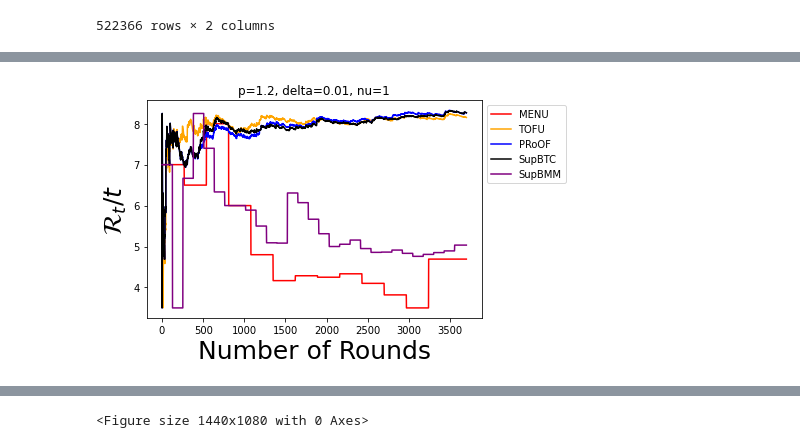
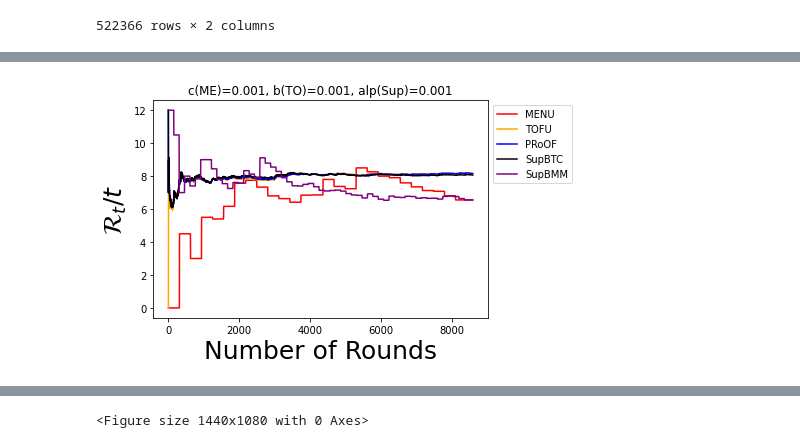
Before and after one commit to Sharp90/recommendation, a Jupyter notebook: millonsong_heavytailed.ipynb, the cells around one changed output, grey strips where cells are left out. Saved outputs shown, nothing was run; the diff lists cells and outputs as text; code cells hidden in the pictures.

```diff
--- a/millonsong_heavytailed.ipynb
+++ b/millonsong_heavytailed.ipynb
@@ -78,7 +117,7 @@ data
 df = pd.DataFrame(columns=['track', 'tags'])
 tags = []
 count = 0
-for t in data['track']:
+for t in unique_track:
     path = '/home/rai/다운로드/lastfm_train/' + t[2] + '/' + t[3] + '/' + t[4]
     if t + '.json' in os.listdir(path):
         with open(path + '/' + t + '.json') as f:
@@ -86,6 +125,6 @@ for t in data['track']:
         df2 = pd.DataFrame({'track' : dt['track_id'], 'tags' : dt['tags']})
         df = df.append(df2, ignore_index=True)
     count += 1
-    if count % 500 == 0:
+    if count % 5000 == 0:
         print(count)
 df
@@ -144,0 +275,5 @@ zero rate :4.911484546876015
+# %%
+df2 = pd.read_csv("/home/rai/다운로드/recommendation/87000song_total.csv")
+df2 = df2.drop(['Unnamed: 0'],axis=1)
+
+df2
@@ -145,5 +294,5 @@ zero rate :4.911484546876015
 # %%
-df2 = df2[:50000]
+df2 = df2[:86000]
 df3 = df2.drop(['number of play', 'track'],axis=1)
 df3 = df3.astype(float)
 df3 = df3 / 100
@@ -168,12 +317,13 @@ X = df3.to_numpy()
 dim = X.shape[1]
 total_samples = len(y)
 
-T = 3700
+T = 8600
 K = int(total_samples/T)
 
-p_s = [1.2, 1.5, 1.8]
-delta_s = [0.01, 0.001]
-nu_s = [1, 0.0001]
+p = 1.5
+c_s = [1e-3, 1e-2, 1e-1, 1/2, 1, 1.5, 2, 2^2, 10, 50, 100]
+b_s = [1e-3, 1e-2, 1e-1, 1/2, 1, 1.5, 2, 2^2, 10, 50, 100]
+alp_s = [1e-3, 1e-2, 1e-1, 0.2, 1/2, 0.7, 1, 2, 4, 8, 16]
 S = 1.
 
 D = np.reshape(X, (T,K,dim))
@@ -182,36 +332,46 @@ R = np.reshape(y, (T,K))
 get_mean = lambda x, y: R[y]
 get_observation = lambda x, y, z: R[y][z]
 # %%
-for p in p_s:
-    for delta in delta_s:
-        for nu in nu_s:
-            err = np.zeros((5,T))
-            error_list, theta_star = MENU(D, get_mean, get_observation, S=S, lamb=1., delta=delta, p=p, c=1.)
-            err[0] = error_list
+for k in range(11):
+    iter = 0
+    err = np.zeros((5,8600))
+    while(iter < 1):
+        error_list, theta_star = MENU(D, get_mean, get_observation, S=S, lamb=1., delta=0.01, p=p, c=c_s[k])
+        err[0][:] += error_list
+        print('20%')
 
-            error_list, theta_star = TOFU(D, get_mean, get_observation, S=S, lamb=1., delta=delta, p=p, b=1.)
-            err[1] = error_list
+        error_list, theta_star = TOFU(D, get_mean, get_observation, S=S, lamb=1., delta=0.01, p=p, b=b_s[k])
+        err[1][:] += error_list
+        print('40%')
 
-            error_list, pro_estimator = SupHvyLinBandit(D, get_mean, get_observation, method="proof", S=S, lamb=1., delta=delta, nu = nu, p=p)
-            err[2] = error_list
+        error_list, pro_estimator = SupHvyLinBandit(D, get_mean, get_observation, method="proof", S=S, lamb=1., delta=0.001, nu = 1e-4, p=p, alpha=alp_s[k])
+        err[2][:] += error_list
+        print('60%')
 
-            error_list, btc_estimator = SupHvyLinBandit(D, get_mean, get_observation, method="btc", S=S, lamb=1., delta=delta, nu = nu, p=p)
-            err[3] = error_list
+        error_list, btc_estimator = SupHvyLinBandit(D, get_mean, get_observation, method="btc", S=S, lamb=1., delta=0.001, nu = 1., p=p, alpha=alp_s[k])
+        err[3][:] += error_list
+        print('80%')
 
-            error_list, bmm_estimator = SupHvyLinBandit(D, get_mean, get_observation, method="bmm", S=S, lamb=1., delta=delta, nu = nu, p=p)
-            err[4] = error_list
+        error_list, bmm_estimator = SupHvyLinBandit(D, get_mean, get_observation, method="bmm", S=S, lamb=1., delta=0.001, nu = 1., p=p, alpha=alp_s[k])
+        err[4][:] += error_list
 
-            title = 'p=' + str(p) + ', delta=' + str(delta) + ', nu=' + str(nu)
-            plt.title(title)
-            plt.plot(err[0], color='red', label='MENU')
-            plt.plot(err[1], color='orange', label='TOFU')
-            plt.plot(err[2], color='blue', label='PRoOF')
-            plt.plot(err[3], color='black', label='SupBTC')
-            plt.plot(err[4], color='purple', label='SupBMM')
+        iter += 1
+        print('iter : %d' %iter)
+    # err /= 10
 
-            plt.legend(bbox_to_anchor=(1, 1))
-            plt.xlabel("Number of Rounds",fontsize=25)
-            plt.ylabel("$\mathcal{R}_{t}/t$ ",fontsize=25)
-            plt.figure(figsize=(20,15))
-            plt.show()
+    print('total play = %d' %(k+1))
+
+    title = 'c(ME)=' + str(c_s[k]) + ', b(TO)=' + str(b_s[k]) + ', alp(Sup)=' + str(alp_s[k])
+    plt.title(title)
+    plt.plot(err[0], color='red', label='MENU')
+    plt.plot(err[1], color='orange', label='TOFU')
+    plt.plot(err[2], color='blue', label='PRoOF')
+    plt.plot(err[3], color='black', label='SupBTC')
+    plt.plot(err[4], color='purple', label='SupBMM')
+
+    plt.legend(bbox_to_anchor=(1, 1))
+    plt.xlabel("Number of Rounds",fontsize=25)
+    plt.ylabel("$\mathcal{R}_{t}/t$ ",fontsize=25)
+    plt.figure(figsize=(20,15))
+    plt.show()
 # %% [output]
@@ -218 +384 @@ for p in p_s:
-[figure, old version]
+[figure, new version]
```
Also changed, not shown: parts of 14 cells of this notebook, 6 other files.
